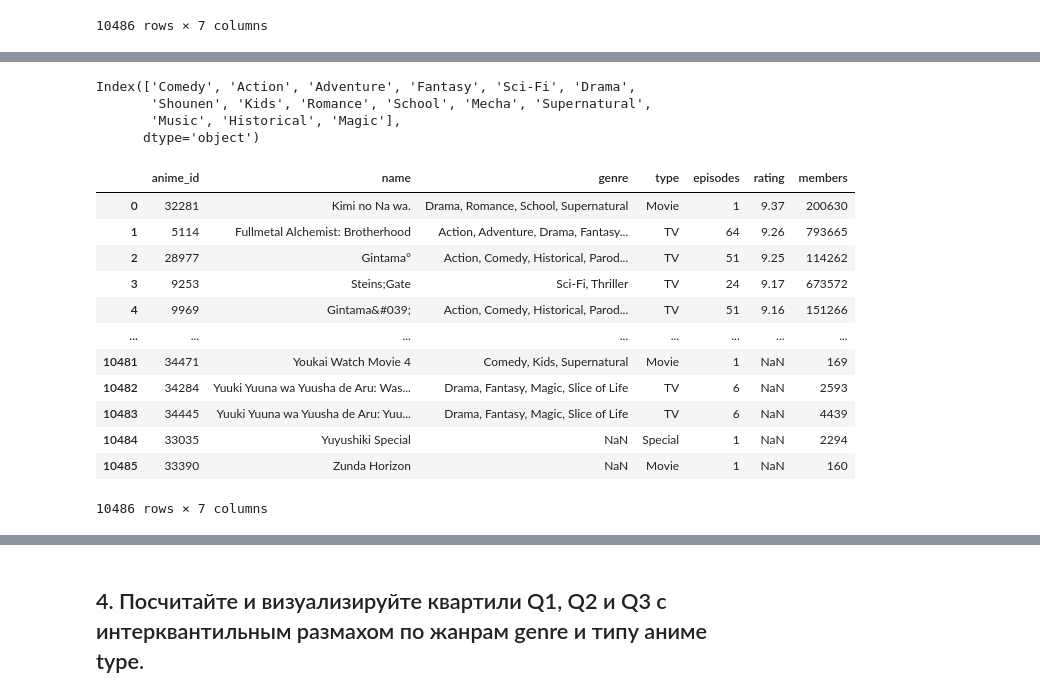
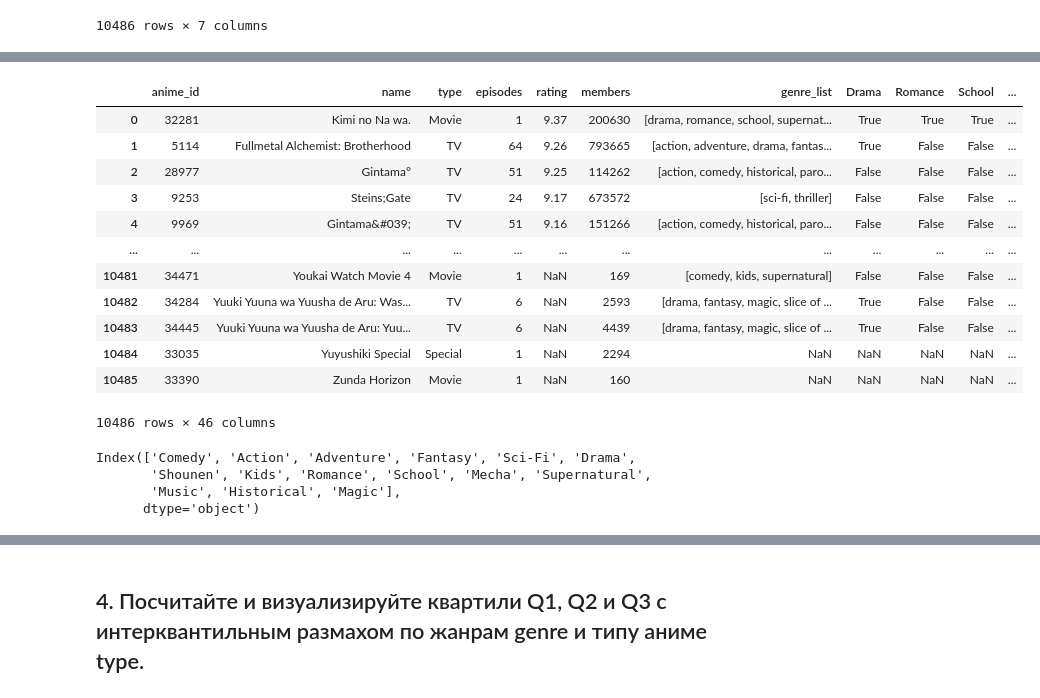
Before and after one commit to semwett0301/stat-ml-labs, a Jupyter notebook: statistic-course/math_stat_1.ipynb, the cells around one changed output, grey strips where cells are left out. Saved outputs shown, nothing was run; the diff lists cells and outputs as text; code cells hidden in the pictures.

```diff
--- a/statistic-course/math_stat_1.ipynb
+++ b/statistic-course/math_stat_1.ipynb
@@ -176,9 +176,3 @@ genre_df
 | 10484 | 33035 | Yuyushiki Special | NaN | Special | 1 | NaN | 2294 |
 | 10485 | 33390 | Zunda Horizon | NaN | Movie | 1 | NaN | 160 |
 10486 rows × 7 columns
-# %%
-genre_df = genre_df.assign(
-    **{g: genre_df["genre"].str.lower().str.contains(g.lower()) for g in filtered_genre}
-).drop(columns=["genre"])
-
-genre_df
@@ -198,0 +179,5 @@ genre_df
+# %%
+genre_df['genre_list'] = df['genre'].str.split(',')
+genre_df['genre_list'] = genre_df['genre_list'].dropna().apply(lambda x: [i.strip().lower() for i in x])
+
+genre_df
@@ -199,3 +198,24 @@ genre_df
+# %%
+for genre in filtered_genre:
+    genre_df[genre] = genre_df["genre_list"].dropna().apply(lambda x: genre.lower() in x)
+
+genre_df.drop(columns=["genre"], inplace=True)
+
+genre_df
+# %% [output]
+|  | anime_id | name | type | episodes | rating | members | genre_list | Drama | Romance | School | ... |
+| 0 | 32281 | Kimi no Na wa. | Movie | 1 | 9.37 | 200630 | [drama, romance, school, supernat... | True | True | True | ... |
+| 1 | 5114 | Fullmetal Alchemist: Brotherhood | TV | 64 | 9.26 | 793665 | [action, adventure, drama, fantas... | True | False | False | ... |
+| 2 | 28977 | Gintama° | TV | 51 | 9.25 | 114262 | [action, comedy, historical, paro... | False | False | False | ... |
+| 3 | 9253 | Steins;Gate | TV | 24 | 9.17 | 673572 | [sci-fi, thriller] | False | False | False | ... |
+| 4 | 9969 | Gintama&#039; | TV | 51 | 9.16 | 151266 | [action, comedy, historical, paro... | False | False | False | ... |
+| ... | ... | ... | ... | ... | ... | ... | ... | ... | ... | ... | ... |
+| 10481 | 34471 | Youkai Watch Movie 4 | Movie | 1 | NaN | 169 | [comedy, kids, supernatural] | False | False | False | ... |
+| 10482 | 34284 | Yuuki Yuuna wa Yuusha de Aru: Was... | TV | 6 | NaN | 2593 | [drama, fantasy, magic, slice of ... | True | False | False | ... |
+| 10483 | 34445 | Yuuki Yuuna wa Yuusha de Aru: Yuu... | TV | 6 | NaN | 4439 | [drama, fantasy, magic, slice of ... | True | False | False | ... |
+| 10484 | 33035 | Yuyushiki Special | Special | 1 | NaN | 2294 | NaN | NaN | NaN | NaN | ... |
+| 10485 | 33390 | Zunda Horizon | Movie | 1 | NaN | 160 | NaN | NaN | NaN | NaN | ... |
+10486 rows × 46 columns
 # %%
 top_genres = genre_df[filtered_genre].sum().drop_duplicates().sort_values(ascending=False).head(15)
 top_genres.index
@@ -204,20 +224,3 @@ Index(['Comedy', 'Action', 'Adventure', 'Fantasy', 'Sci-Fi', 'Drama',
        'Shounen', 'Kids', 'Romance', 'School', 'Mecha', 'Supernatural',
        'Music', 'Historical', 'Magic'],
       dtype='object')
-# %%
-genre_df = df.copy()
-genre_df
-# %% [output]
-|  | anime_id | name | genre | type | episodes | rating | members |
-| 0 | 32281 | Kimi no Na wa. | Drama, Romance, School, Supernatural | Movie | 1 | 9.37 | 200630 |
-| 1 | 5114 | Fullmetal Alchemist: Brotherhood | Action, Adventure, Drama, Fantasy... | TV | 64 | 9.26 | 793665 |
-| 2 | 28977 | Gintama° | Action, Comedy, Historical, Parod... | TV | 51 | 9.25 | 114262 |
-| 3 | 9253 | Steins;Gate | Sci-Fi, Thriller | TV | 24 | 9.17 | 673572 |
-| 4 | 9969 | Gintama&#039; | Action, Comedy, Historical, Parod... | TV | 51 | 9.16 | 151266 |
-| ... | ... | ... | ... | ... | ... | ... | ... |
-| 10481 | 34471 | Youkai Watch Movie 4 | Comedy, Kids, Supernatural | Movie | 1 | NaN | 169 |
-| 10482 | 34284 | Yuuki Yuuna wa Yuusha de Aru: Was... | Drama, Fantasy, Magic, Slice of Life | TV | 6 | NaN | 2593 |
-| 10483 | 34445 | Yuuki Yuuna wa Yuusha de Aru: Yuu... | Drama, Fantasy, Magic, Slice of Life | TV | 6 | NaN | 4439 |
-| 10484 | 33035 | Yuyushiki Special | NaN | Special | 1 | NaN | 2294 |
-| 10485 | 33390 | Zunda Horizon | NaN | Movie | 1 | NaN | 160 |
-10486 rows × 7 columns
```
Also changed, not shown: parts of 16 cells of this notebook.
